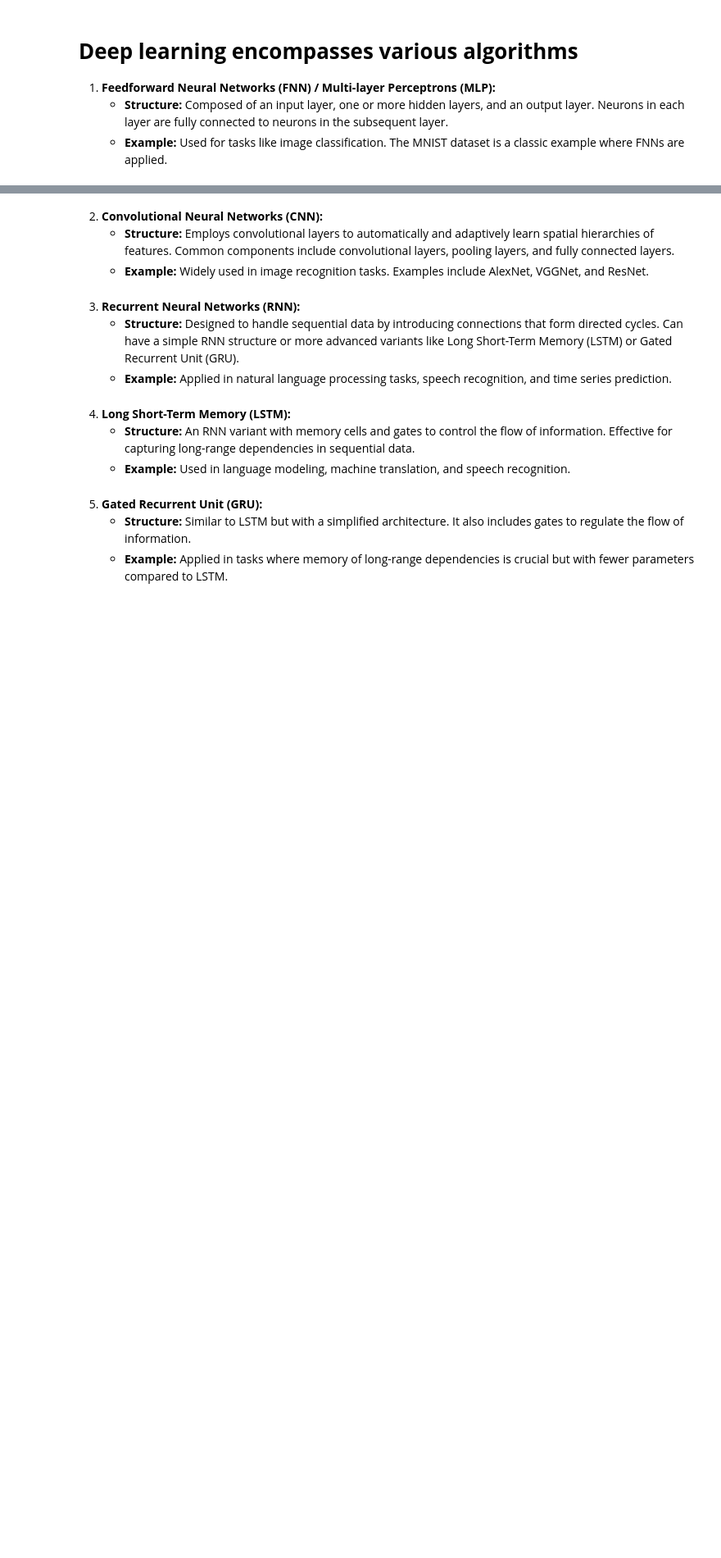
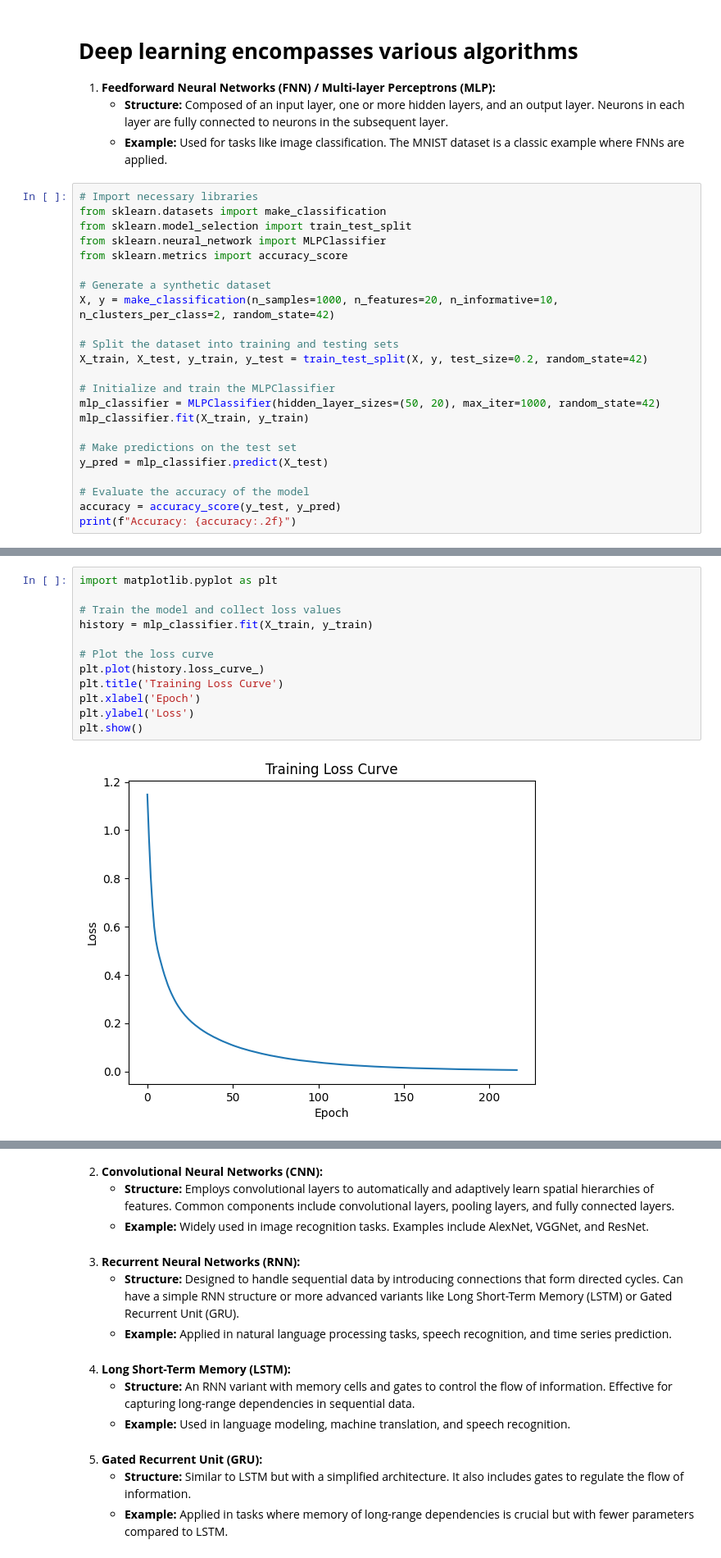
Before and after one commit to shfarhaan/ml-notebooks, a Jupyter notebook: Deep Learning/Algorithms/algorithms.ipynb, the cells around one changed output, grey strips where cells are left out. Shown: that part at 82% size. Saved outputs shown, nothing was run; the diff lists cells and outputs as text; blank space fills up the shorter version.

```diff
--- a/Deep Learning/Algorithms/algorithms.ipynb
+++ b/Deep Learning/Algorithms/algorithms.ipynb
@@ -4,3 +4,26 @@
 1. **Feedforward Neural Networks (FNN) / Multi-layer Perceptrons (MLP):**
    - **Structure:** Composed of an input layer, one or more hidden layers, and an output layer. Neurons in each layer are fully connected to neurons in the subsequent layer.
    - **Example:** Used for tasks like image classification. The MNIST dataset is a classic example where FNNs are applied.
+# %%
+# Import necessary libraries
+from sklearn.datasets import make_classification
+from sklearn.model_selection import train_test_split
+from sklearn.neural_network import MLPClassifier
+from sklearn.metrics import accuracy_score
+
+# Generate a synthetic dataset
+X, y = make_classification(n_samples=1000, n_features=20, n_informative=10, n_clusters_per_class=2, random_state=42)
+
+# Split the dataset into training and testing sets
+X_train, X_test, y_train, y_test = train_test_split(X, y, test_size=0.2, random_state=42)
+
+# Initialize and train the MLPClassifier
+mlp_classifier = MLPClassifier(hidden_layer_sizes=(50, 20), max_iter=1000, random_state=42)
+mlp_classifier.fit(X_train, y_train)
+
+# Make predictions on the test set
+y_pred = mlp_classifier.predict(X_test)
+
+# Evaluate the accuracy of the model
+accuracy = accuracy_score(y_test, y_pred)
+print(f"Accuracy: {accuracy:.2f}")
@@ -6,0 +46,14 @@
+# %%
+import matplotlib.pyplot as plt
+
+# Train the model and collect loss values
+history = mlp_classifier.fit(X_train, y_train)
+
+# Plot the loss curve
+plt.plot(history.loss_curve_)
+plt.title('Training Loss Curve')
+plt.xlabel('Epoch')
+plt.ylabel('Loss')
+plt.show()
+# %% [output]
+[figure, added]
```
Also changed, not shown: parts of 3 cells of this notebook.
